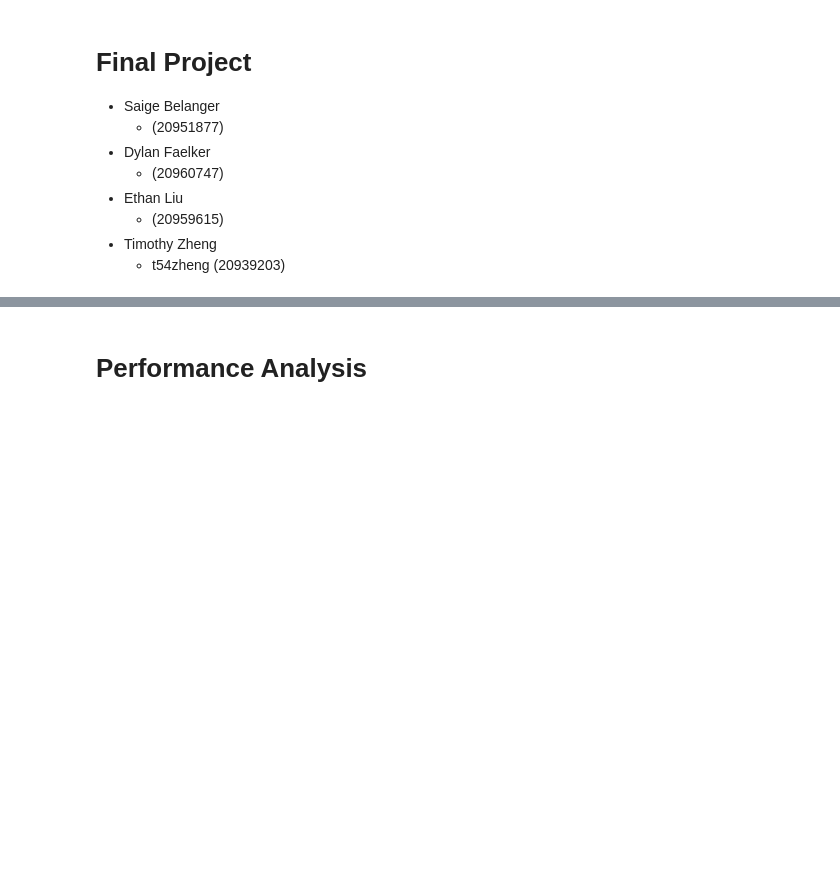
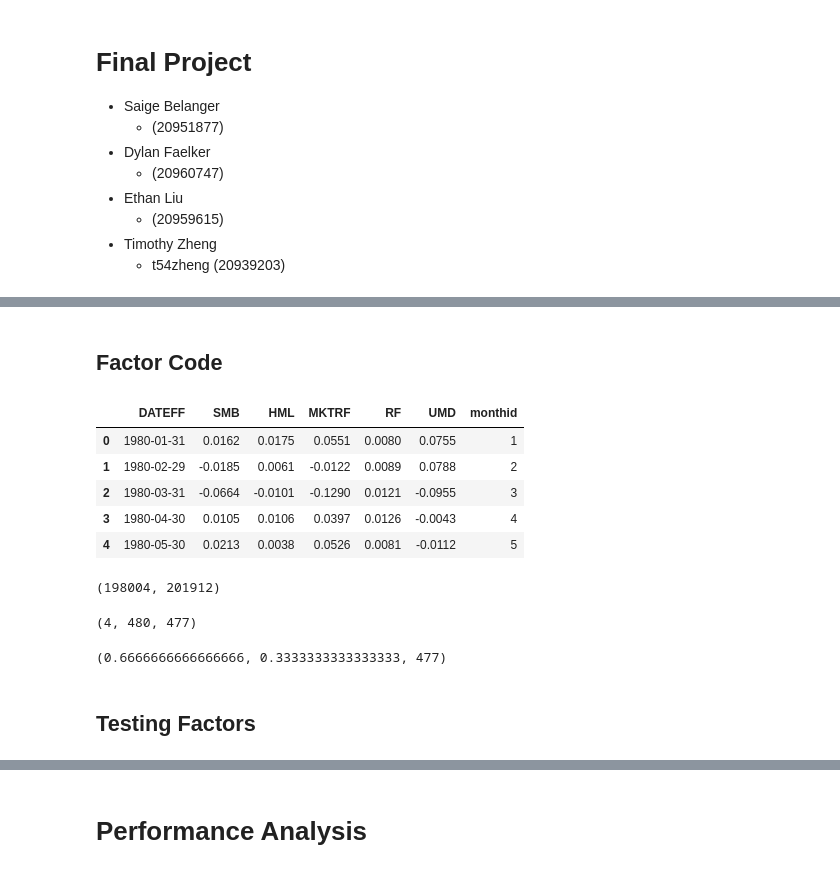
Before and after one commit to CFM-301-W23-G4/Final-Project, a Jupyter notebook: Final Project.ipynb, the cells around one changed output, grey strips where cells are left out. Drawn from its saved outputs; the diff is of its cells as text; code cells hidden in the pictures; blank space fills up the shorter version.

```diff
--- a/Final Project.ipynb
+++ b/Final Project.ipynb
@@ -91,0 +107,33 @@ all_monthly_data
+# %% [markdown]
+## Factor Code
+# %%
+ff4_factors = pd.read_sas("ff4_factors.sas7bdat", encoding = 'ISO-8859-1')
+ff4_factors["monthid"] = ff4_factors.index + 1
+ff4_factors.head()
+# %% [output]
+|  | DATEFF | SMB | HML | MKTRF | RF | UMD | monthid |
+| 0 | 1980-01-31 | 0.0162 | 0.0175 | 0.0551 | 0.0080 | 0.0755 | 1 |
+| 1 | 1980-02-29 | -0.0185 | 0.0061 | -0.0122 | 0.0089 | 0.0788 | 2 |
+| 2 | 1980-03-31 | -0.0664 | -0.0101 | -0.1290 | 0.0121 | -0.0955 | 3 |
+| 3 | 1980-04-30 | 0.0105 | 0.0106 | 0.0397 | 0.0126 | -0.0043 | 4 |
+| 4 | 1980-05-30 | 0.0213 | 0.0038 | 0.0526 | 0.0081 | -0.0112 | 5 |
+# %%
+dates = [int(x) for x in sorted(list(set(list(all_monthly_data["yyyymm"]))))]
+dates[0], dates[-1]
+# %% [output]
+(198004, 201912)
+# %%
+monthids = [int(x) for x in sorted(list(set(list(all_monthly_data["monthid"]))))]
+monthids[0], monthids[-1], len(monthids)
+# %% [output]
+(4, 480, 477)
+# %%
+testing_range = monthids[0:2*(len(monthids) // 3)]
+validation_range = monthids[2 * len(monthids) // 3:]
+
+# Validate that ranges have correct ratios
+len(testing_range) / len(monthids), len(validation_range) / len(monthids), len(testing_range) + len(validation_range)
+# %% [output]
+(0.6666666666666666, 0.3333333333333333, 477)
+# %% [markdown]
+## Testing Factors
```
Also changed, not shown: parts of 11 cells of this notebook, 1 other file.
